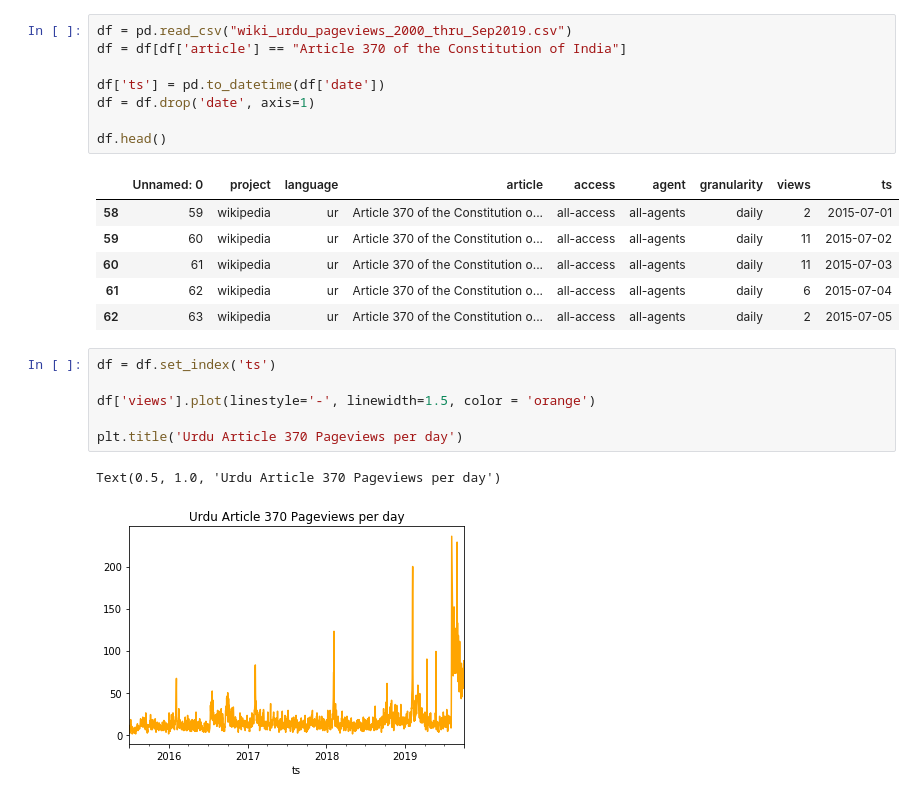
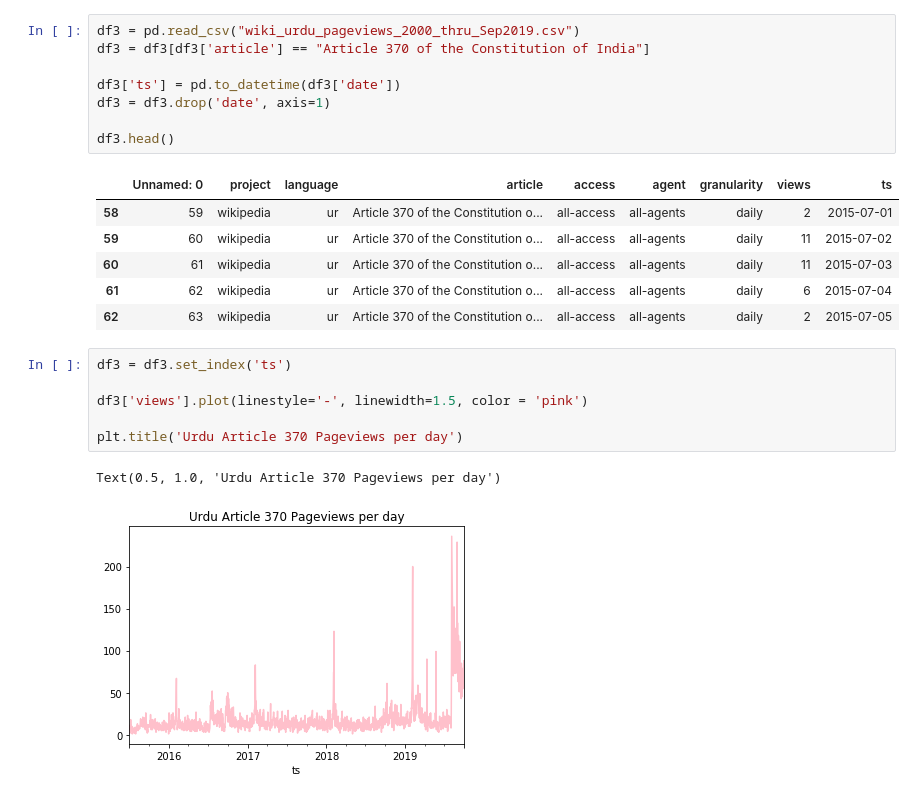
Before and after one commit to ViralNotPrasad/cscw-wiki, a Jupyter notebook: R/Pageviews.ipynb, the cells around one changed output. Saved outputs shown, nothing was run; the diff lists cells and outputs as text.

```diff
--- a/R/Pageviews.ipynb
+++ b/R/Pageviews.ipynb
@@ -67,13 +75,13 @@ plt.title('English Article 370 Pageviews per day log scale')
 Text(0.5, 1.0, 'English Article 370 Pageviews per day log scale')
 [figure]
 # %%
-df = pd.read_csv("wiki_urdu_pageviews_2000_thru_Sep2019.csv")
-df = df[df['article'] == "Article 370 of the Constitution of India"]
+df3 = pd.read_csv("wiki_urdu_pageviews_2000_thru_Sep2019.csv")
+df3 = df3[df3['article'] == "Article 370 of the Constitution of India"]
 
-df['ts'] = pd.to_datetime(df['date'])
-df = df.drop('date', axis=1)
+df3['ts'] = pd.to_datetime(df3['date'])
+df3 = df3.drop('date', axis=1)
 
-df.head()
+df3.head()
 # %% [output]
 |  | Unnamed: 0 | project | language | article | access | agent | granularity | views | ts |
 | 58 | 59 | wikipedia | ur | Article 370 of the Constitution o... | all-access | all-agents | daily | 2 | 2015-07-01 |
@@ -82,12 +90,12 @@ df.head()
 | 61 | 62 | wikipedia | ur | Article 370 of the Constitution o... | all-access | all-agents | daily | 6 | 2015-07-04 |
 | 62 | 63 | wikipedia | ur | Article 370 of the Constitution o... | all-access | all-agents | daily | 2 | 2015-07-05 |
 # %%
-df = df.set_index('ts')
+df3 = df3.set_index('ts')
 
-df['views'].plot(linestyle='-', linewidth=1.5, color = 'orange')
+df3['views'].plot(linestyle='-', linewidth=1.5, color = 'pink')
 
 plt.title('Urdu Article 370 Pageviews per day')
 # %% [output]
 Text(0.5, 1.0, 'Urdu Article 370 Pageviews per day')
-[figure, old version]
+[figure, new version]
 # %%
```
Also changed, not shown: parts of 7 cells of this notebook.
